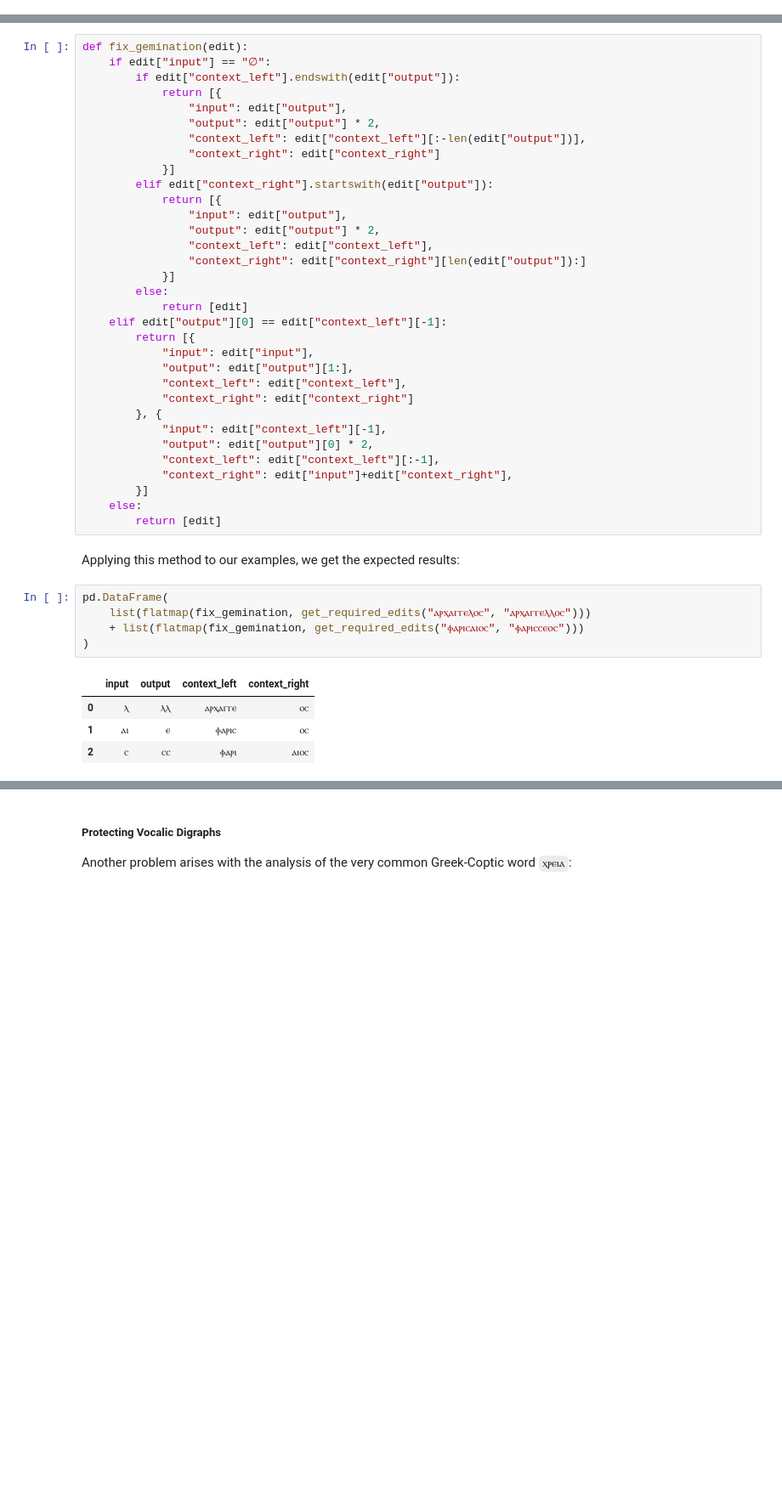
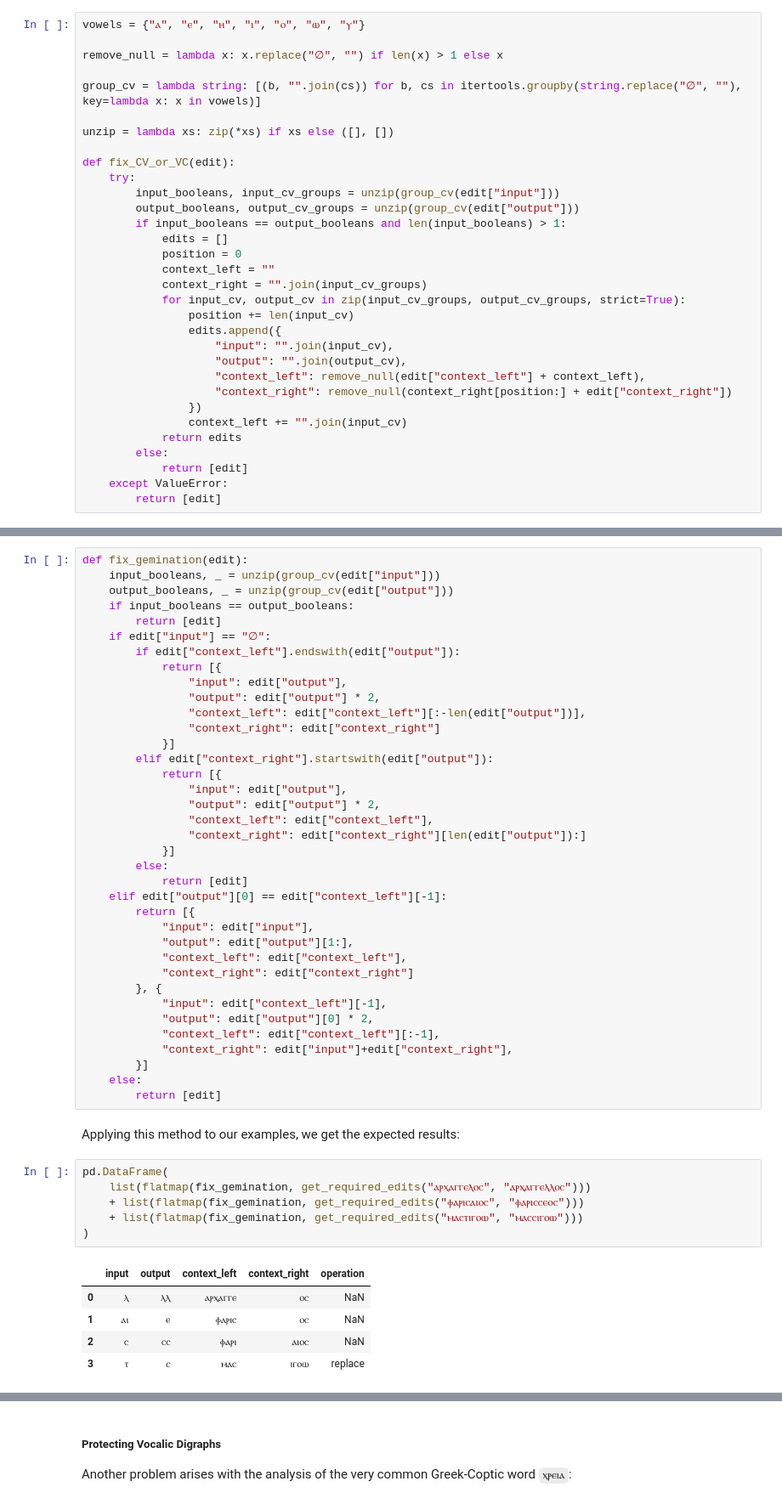
Before and after one commit to kmein/greek-coptic, a Jupyter notebook: greek-coptic.ipynb, the cells around one changed output, grey strips where cells are left out. Shown: that part at 85% size. Saved outputs shown, nothing was run; the diff lists cells and outputs as text; blank space fills up the shorter version.

```diff
--- a/greek-coptic.ipynb
+++ b/greek-coptic.ipynb
@@ -334,0 +352,32 @@ Comparing the normative spelling ⲑⲁⲗⲁⲥⲥⲁ to the actual spelling
+# %%
+vowels = {"ⲁ", "ⲉ", "ⲏ", "ⲓ", "ⲟ", "ⲱ", "ⲩ"}
+
+remove_null = lambda x: x.replace("∅", "") if len(x) > 1 else x
+
+group_cv = lambda string: [(b, "".join(cs)) for b, cs in itertools.groupby(string.replace("∅", ""), key=lambda x: x in vowels)]
+
+unzip = lambda xs: zip(*xs) if xs else ([], [])
+
+def fix_CV_or_VC(edit):
+    try:
+        input_booleans, input_cv_groups = unzip(group_cv(edit["input"]))
+        output_booleans, output_cv_groups = unzip(group_cv(edit["output"]))
+        if input_booleans == output_booleans and len(input_booleans) > 1:
+            edits = []
+            position = 0
+            context_left = ""
+            context_right = "".join(input_cv_groups)
+            for input_cv, output_cv in zip(input_cv_groups, output_cv_groups, strict=True):
+                position += len(input_cv)
+                edits.append({
+                    "input": "".join(input_cv),
+                    "output": "".join(output_cv),
+                    "context_left": remove_null(edit["context_left"] + context_left),
+                    "context_right": remove_null(context_right[position:] + edit["context_right"])
+                })
+                context_left += "".join(input_cv)
+            return edits
+        else:
+            return [edit]
+    except ValueError:
+        return [edit]
@@ -395,5 +468,9 @@ To detect compounded geminations, we convert all rules of the form $t_1\to\alpha
 # %%
 def fix_gemination(edit):
+    input_booleans, _ = unzip(group_cv(edit["input"]))
+    output_booleans, _ = unzip(group_cv(edit["output"]))
+    if input_booleans == output_booleans:
+        return [edit]
     if edit["input"] == "∅":
         if edit["context_left"].endswith(edit["output"]):
             return [{
@@ -430,10 +507,12 @@ Applying this method to our examples, we get the expected results:
 # %%
 pd.DataFrame(
     list(flatmap(fix_gemination, get_required_edits("ⲁⲣⲭⲁⲅⲅⲉⲗⲟⲥ", "ⲁⲣⲭⲁⲅⲅⲉⲗⲗⲟⲥ")))
     + list(flatmap(fix_gemination, get_required_edits("ⲫⲁⲣⲓⲥⲁⲓⲟⲥ", "ⲫⲁⲣⲓⲥⲥⲉⲟⲥ")))
+    + list(flatmap(fix_gemination, get_required_edits("ⲙⲁⲥⲧⲓⲅⲟⲱ", "ⲙⲁⲥⲥⲓⲅⲟⲱ")))
 )
 # %% [output]
-|  | input | output | context_left | context_right |
-| 0 | ⲗ | ⲗⲗ | ⲁⲣⲭⲁⲅⲅⲉ | ⲟⲥ |
-| 1 | ⲁⲓ | ⲉ | ⲫⲁⲣⲓⲥ | ⲟⲥ |
-| 2 | ⲥ | ⲥⲥ | ⲫⲁⲣⲓ | ⲁⲓⲟⲥ |
+|  | input | output | context_left | context_right | operation |
+| 0 | ⲗ | ⲗⲗ | ⲁⲣⲭⲁⲅⲅⲉ | ⲟⲥ | NaN |
+| 1 | ⲁⲓ | ⲉ | ⲫⲁⲣⲓⲥ | ⲟⲥ | NaN |
+| 2 | ⲥ | ⲥⲥ | ⲫⲁⲣⲓ | ⲁⲓⲟⲥ | NaN |
+| 3 | ⲧ | ⲥ | ⲙⲁⲥ | ⲓⲅⲟⲱ | replace |
```
Also changed, not shown: parts of 37 cells of this notebook.
